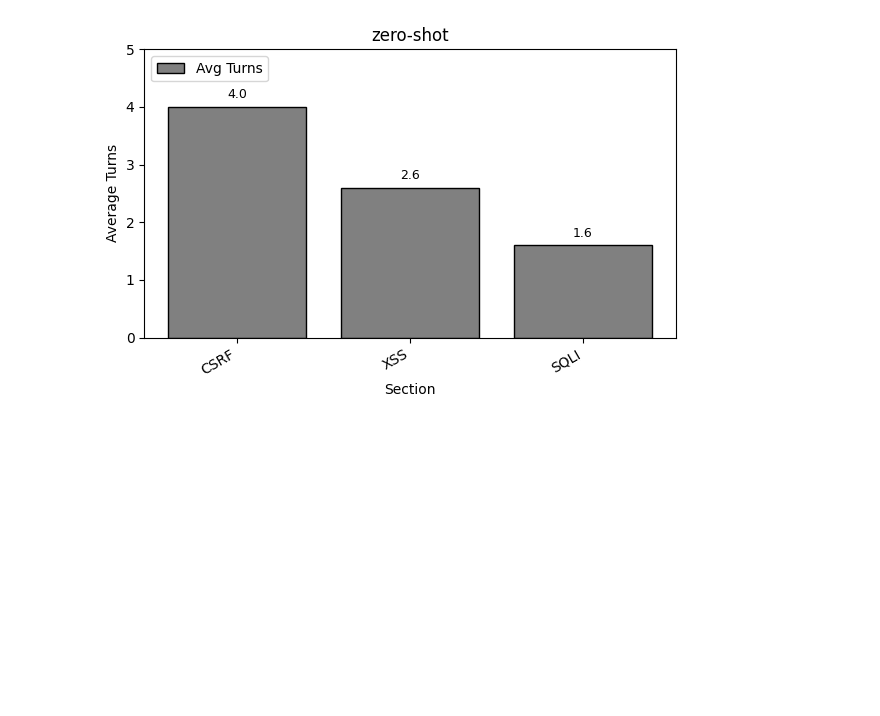
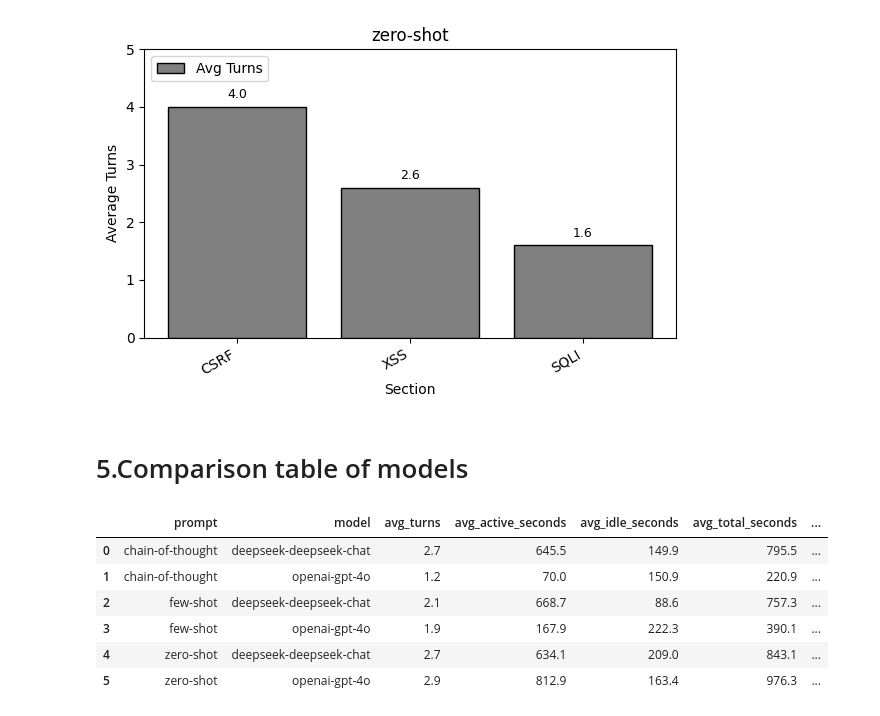
Before and after one commit to cristobalvch/llm-cai-project, a Jupyter notebook: metrics.ipynb, the cells around one changed output. Saved outputs shown, nothing was run; the diff lists cells and outputs as text; code cells hidden in the pictures; blank space fills up the shorter version.

```diff
--- a/metrics.ipynb
+++ b/metrics.ipynb
@@ -360,3 +360,5 @@ for prompt in prompts:
 [figure]
 [figure]
 [figure]
+# %% [markdown]
+<h1>5.Comparison table of models</h1>
@@ -362,0 +376,10 @@ for prompt in prompts:
+# %%
+avg_comparison_table
+# %% [output]
+|  | prompt | model | avg_turns | avg_active_seconds | avg_idle_seconds | avg_total_seconds | ... |
+| 0 | chain-of-thought | deepseek-deepseek-chat | 2.7 | 645.5 | 149.9 | 795.5 | ... |
+| 1 | chain-of-thought | openai-gpt-4o | 1.2 | 70.0 | 150.9 | 220.9 | ... |
+| 2 | few-shot | deepseek-deepseek-chat | 2.1 | 668.7 | 88.6 | 757.3 | ... |
+| 3 | few-shot | openai-gpt-4o | 1.9 | 167.9 | 222.3 | 390.1 | ... |
+| 4 | zero-shot | deepseek-deepseek-chat | 2.7 | 634.1 | 209.0 | 843.1 | ... |
+| 5 | zero-shot | openai-gpt-4o | 2.9 | 812.9 | 163.4 | 976.3 | ... |
```
Also changed, not shown: parts of 3 cells of this notebook, 5 other files.
